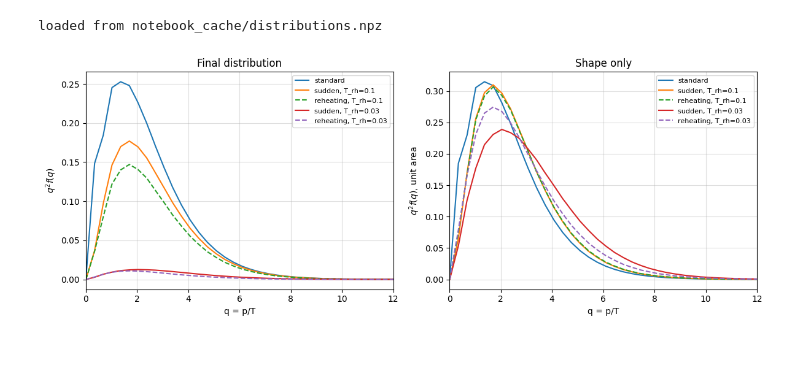
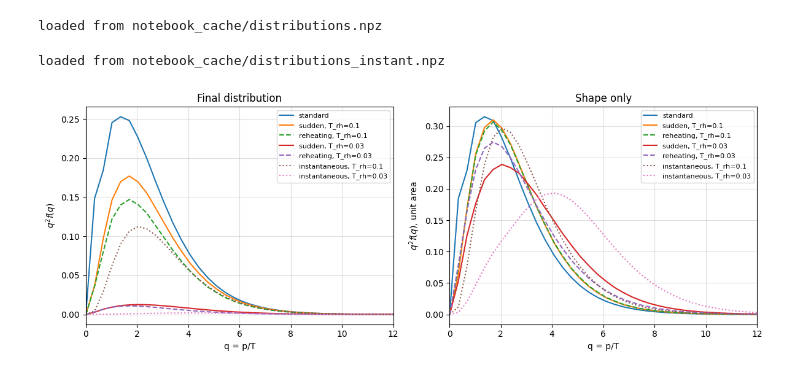
Before and after one commit to adam-gomulka/PyBolt, a Jupyter notebook: Background_comparison.ipynb, the cells around one changed output. Drawn from its saved outputs; the diff is of its cells as text; code cells hidden in the pictures.

```diff
--- a/Background_comparison.ipynb
+++ b/Background_comparison.ipynb
@@ -220,0 +282,13 @@ Nothing moves while $T_{rh}$ is well above $m_\mu$: reheating is over before the
+# %%
+fig, ax = plt.subplots(figsize=(6.5, 4.5))
+ax.loglog(T_RH_CMP, Y_reh_c / Y_inst, "s--", label="reheating / instantaneous")
+ax.loglog(T_RH_CMP, Y_sud_c / Y_inst, "o-", label="sudden / instantaneous")
+ax.axhline(1.0, color="grey", lw=1.0, ls=":")
+ax.axvline(M_MU, color="k", lw=0.8, ls="-.")
+ax.set_xlabel(r"$T_{rh}$ [GeV]")
+ax.set_ylabel(r"$Y / Y_{\rm instantaneous}$")
+ax.set_title(r"Cost of assuming instantaneous reheating ($m_\mu$ dash-dot)")
+ax.grid(alpha=0.4)
+ax.legend()
+fig.tight_layout()
+plt.show()
@@ -291,30 +369,88 @@ else:
     print("cached to", CACHE)
 # %% [output]
 loaded from notebook_cache/distributions.npz
+# %%
+# The instantaneous runs start at T_rh rather than at T_START, so they need their own
+# solves -- and their own cache, to avoid invalidating the expensive one above.
+INSTANT_CACHE = os.path.join(CACHE_DIR, "distributions_instant.npz")
+INSTANT_T_RH = [0.1, 0.03]
+INSTANT_KEY = np.array([N_X_FBE, N_Q_FBE, F_A] + INSTANT_T_RH, dtype=float)
+
+
+def solve_distribution_from(background, T_begin):
+    '''Final f(q) for a run beginning at T_begin.'''
+    x = np.linspace(M_MU / T_begin, 30.0, N_X_FBE)
+
+    model = bz.Model(M_MU, 1e-10, 1.0, "b", background=background)
+    model.changeGrid(x, Q_FBE)
+
+    ann = LeptonAnnihilationToAxionMB(M_MU, G_MU, 1.0 / F_A, False)
+    pri = PrimakoffScatteringMB(M_MU, G_MU, 1.0 / F_A, False)
+    model.addCollisionTerm(ann.collisionTerm)
+    model.addCollisionTerm(pri.collisionTerm)
+
+    model.solve_fBE(np.zeros(N_Q_FBE), dict(fBE_LFC.SOLVER_OPTIONS))
+    return model.getSolution()[-1, :], model.getDensity()[-1]
+
+
+INSTANT_LABELS = ["instantaneous, T_rh={}".format(t) for t in INSTANT_T_RH]
+
+cached = np.load(INSTANT_CACHE) if os.path.exists(INSTANT_CACHE) else None
+if cached is not None and (
+    "key" not in cached or not np.array_equal(cached["key"], INSTANT_KEY)
+):
+    cached = None
+
+if cached is not None:
+    for label in INSTANT_LABELS:
+        f_final[label] = cached[label]
+        Y_fbe[label] = float(cached["Y_" + label])
+    print("loaded from", INSTANT_CACHE)
+else:
+    payload = {}
+    for t_rh, label in zip(INSTANT_T_RH, INSTANT_LABELS):
+        print("solving:", label, flush=True)
+        f_final[label], Y_fbe[label] = solve_distribution_from(
+            StandardCosmology(), t_rh)
+        payload[label] = f_final[label]
+        payload["Y_" + label] = np.array(Y_fbe[label])
+    payload["key"] = INSTANT_KEY
+    os.makedirs(CACHE_DIR, exist_ok=True)
+    np.savez(INSTANT_CACHE, **payload)
+    print("cached to", INSTANT_CACHE)
+
+ALL_LABELS = [label for label, _ in CASES] + INSTANT_LABELS
+# %% [output]
+loaded from notebook_cache/distributions_instant.npz
 # %%
 fig, axes = plt.subplots(1, 2, figsize=(12, 4.5))
 
-for label, _ in CASES:
-    style = "--" if label.startswith("reheating") else "-"
+for label in ALL_LABELS:
+    if label.startswith("reheating"):
+        style = "--"
+    elif label.startswith("instantaneous"):
+        style = ":"
+    else:
+        style = "-"
     axes[0].plot(Q_FBE, f_final[label], style, label=label)
     # Unit area, so only the shape is compared.
     norm = np.trapezoid(f_final[label], Q_FBE)
     axes[1].plot(Q_FBE, f_final[label] / norm, style, label=label)
 
 axes[0].set_ylabel(r"$q^2 f(q)$")
 axes[0].set_title("Final distribution")
 axes[1].set_ylabel(r"$q^2 f(q)$, unit area")
 axes[1].set_title("Shape only")
 
 for ax in axes:
     ax.set_xlabel("q = p/T")
     ax.set_xlim(0, 12)
     ax.grid(alpha=0.4)
     ax.legend(fontsize=8)
 
 fig.tight_layout()
 plt.show()
 # %% [output]
-[figure, old version]
+[figure, new version]
 # %%
 print("{:>22} {:>13} {:>10} {:>9}".format("case", "Y (fBE)", "Y/Y_std", "<q>"))
```
Also changed, not shown: parts of 8 cells of this notebook.
